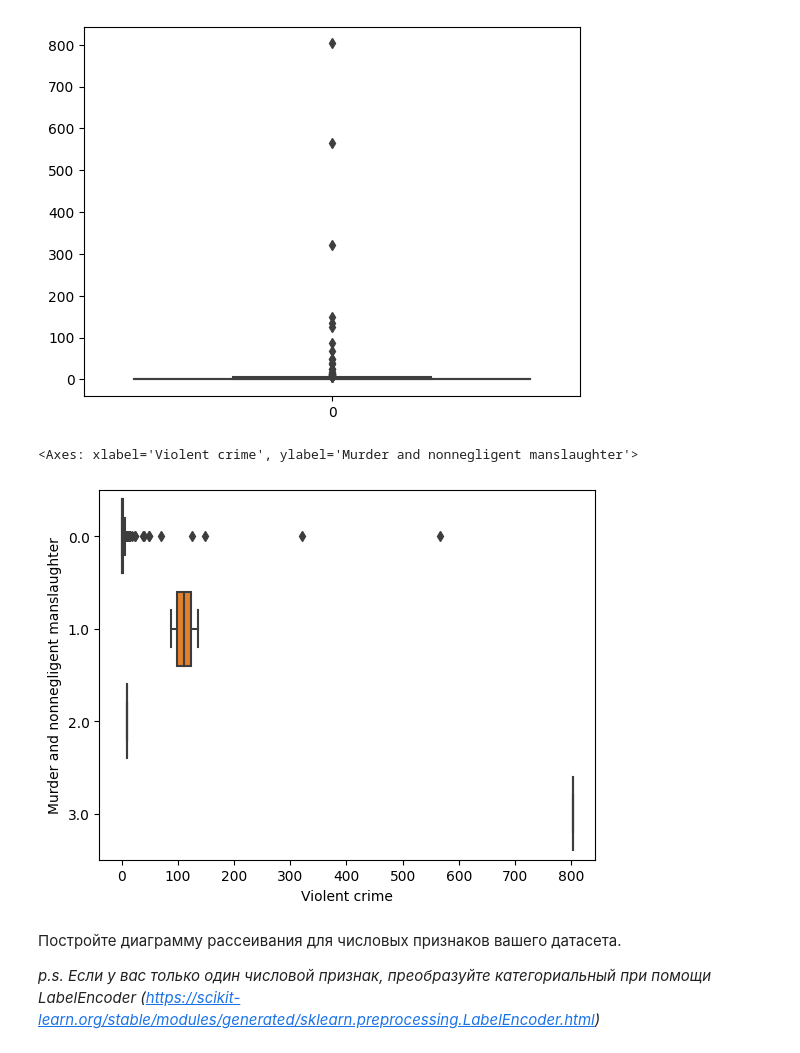
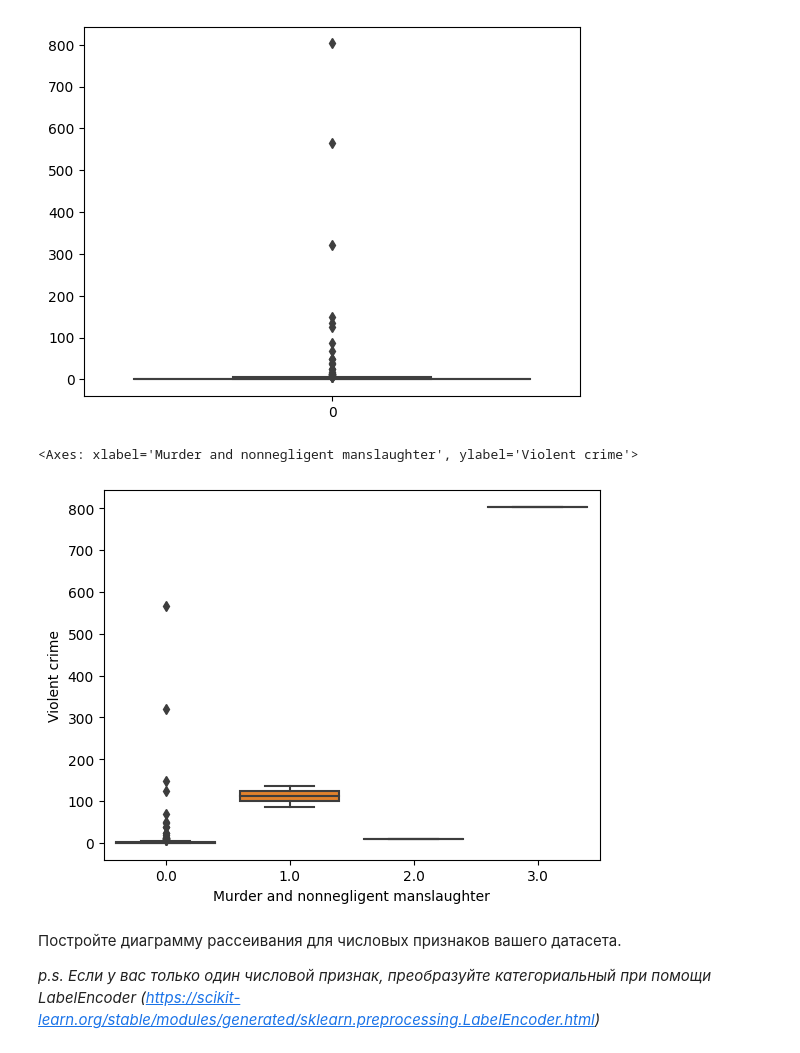
Before and after one commit to kyv1r/DZpoML1, a Jupyter notebook: lab2/Задание_2.ipynb, the cells around one changed output. Drawn from its saved outputs; the diff is of its cells as text; code cells hidden in the pictures.

```diff
--- a/lab2/Задание_2.ipynb
+++ b/lab2/Задание_2.ipynb
@@ -250,10 +250,10 @@ sns.boxplot(X)
 <Axes: >
 [figure]
 # %%
-sns.boxplot(y="Murder and nonnegligent manslaughter",x='Violent crime',data=df)
+sns.boxplot(x="Murder and nonnegligent manslaughter",y='Violent crime',data=df)
 # %% [output]
-<Axes: xlabel='Violent crime', ylabel='Murder and nonnegligent manslaughter'>
+<Axes: xlabel='Murder and nonnegligent manslaughter', ylabel='Violent crime'>
-[figure, old version]
+[figure, new version]
 # %% [markdown]
 Постройте диаграмму рассеивания для числовых признаков вашего датасета.
 
```
